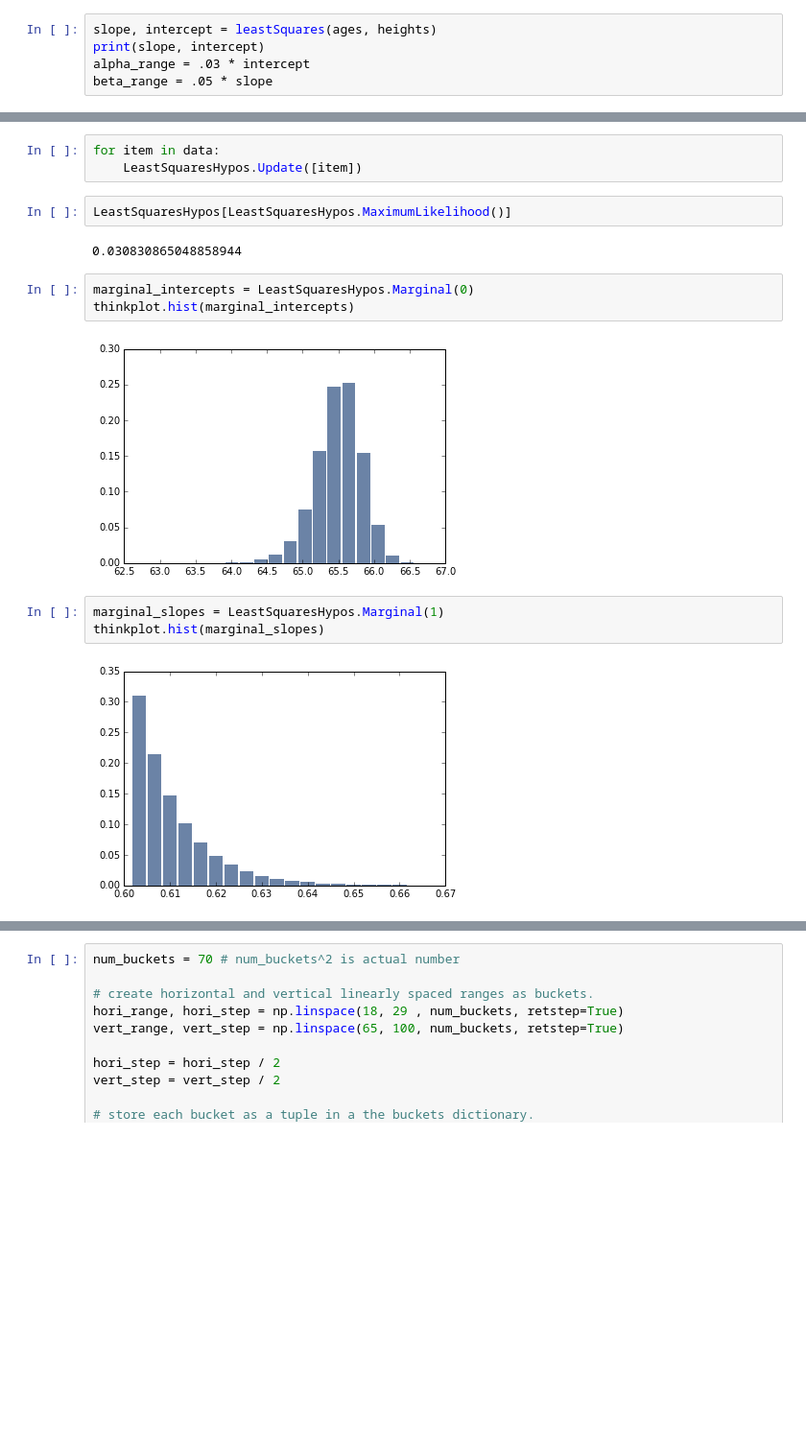
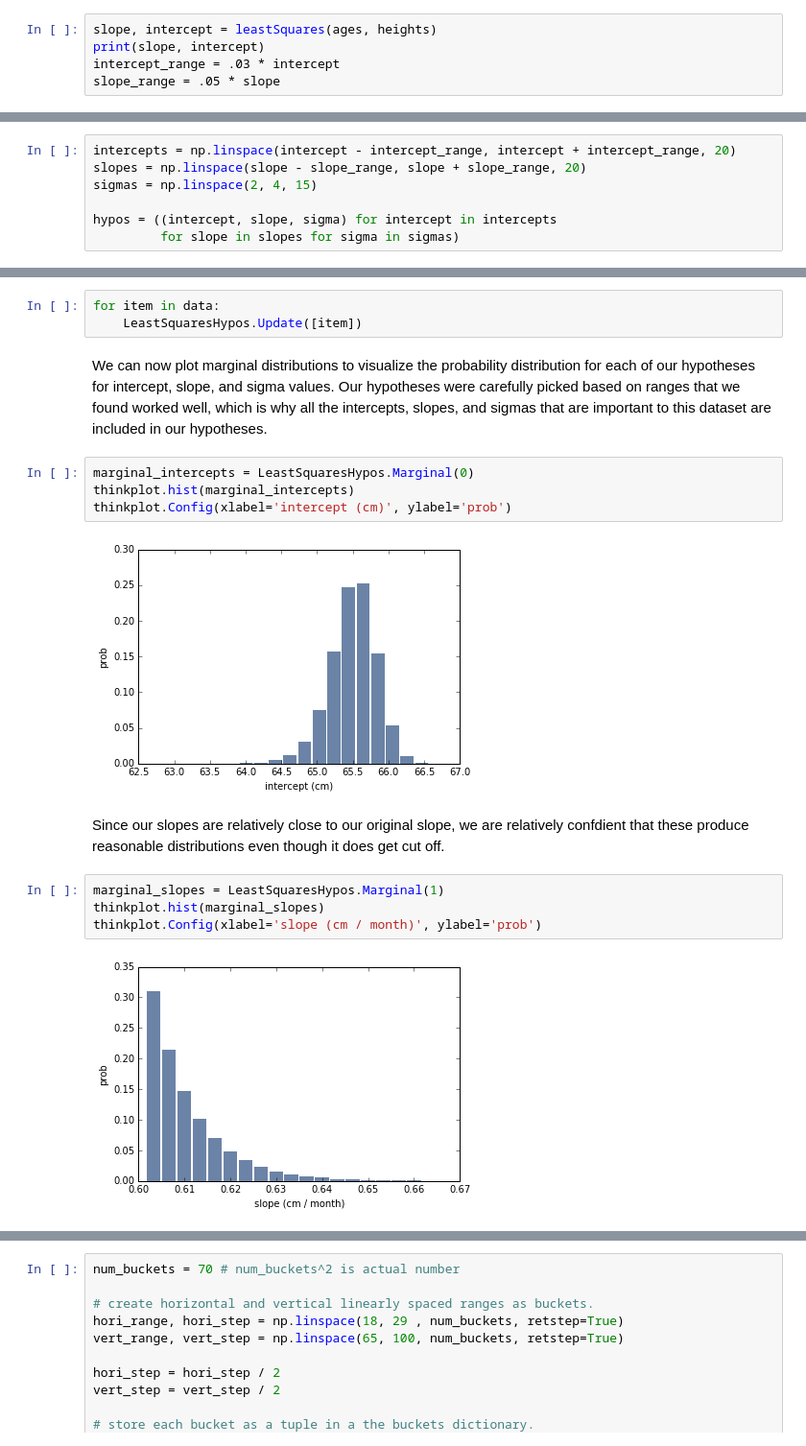
Before and after one commit to NathanYee/ThinkBayes2, a Jupyter notebook: bayesianLinearRegression/Final Report.ipynb, the cells around one changed output, grey strips where cells are left out. Shown at 96% size. Cells and saved outputs as stored; diff of their text form; blank space fills up the shorter version.

```diff
--- a/bayesianLinearRegression/Final Report.ipynb
+++ b/bayesianLinearRegression/Final Report.ipynb
@@ -67,8 +86,8 @@ Use the leastSquares function to get a slope and intercept. Then use the slope a
 # %%
 slope, intercept = leastSquares(ages, heights)
 print(slope, intercept)
-alpha_range = .03 * intercept
-beta_range = .05 * slope
+intercept_range = .03 * intercept
+slope_range = .05 * slope
 # %% [output]
 0.634965034965 64.9283216783
 # %% [markdown]
@@ -107,0 +106,7 @@ Make data
+# %%
+intercepts = np.linspace(intercept - intercept_range, intercept + intercept_range, 20)
+slopes = np.linspace(slope - slope_range, slope + slope_range, 20)
+sigmas = np.linspace(2, 4, 15)
+
+hypos = ((intercept, slope, sigma) for intercept in intercepts
+         for slope in slopes for sigma in sigmas)
@@ -136,20 +147,22 @@ LeastSquaresHypos = leastSquaresHypos(hypos)
 # %%
 for item in data:
     LeastSquaresHypos.Update([item])
-# %%
-LeastSquaresHypos[LeastSquaresHypos.MaximumLikelihood()]
-# %% [output]
-0.030830865048858944
+# %% [markdown]
+We can now plot marginal distributions to visualize the probability distribution for each of our hypotheses for intercept, slope, and sigma values. Our hypotheses were carefully picked based on ranges that we found worked well, which is why all the intercepts, slopes, and sigmas that are important to this dataset are included in our hypotheses.
 # %%
 marginal_intercepts = LeastSquaresHypos.Marginal(0)
 thinkplot.hist(marginal_intercepts)
+thinkplot.Config(xlabel='intercept (cm)', ylabel='prob')
 # %% [output]
-[figure, old version]
+[figure, new version]
+# %% [markdown]
+Since our slopes are relatively close to our original slope, we are relatively confdient that these produce reasonable distributions even though it does get cut off.
 # %%
 marginal_slopes = LeastSquaresHypos.Marginal(1)
 thinkplot.hist(marginal_slopes)
+thinkplot.Config(xlabel='slope (cm / month)', ylabel='prob')
 # %% [output]
-[figure, old version]
+[figure, new version]
 # %%
 marginal_sigmas = LeastSquaresHypos.Marginal(2)
 thinkplot.hist(marginal_sigmas)
```
Also changed, not shown: parts of 44 cells of this notebook, 4 other files.
